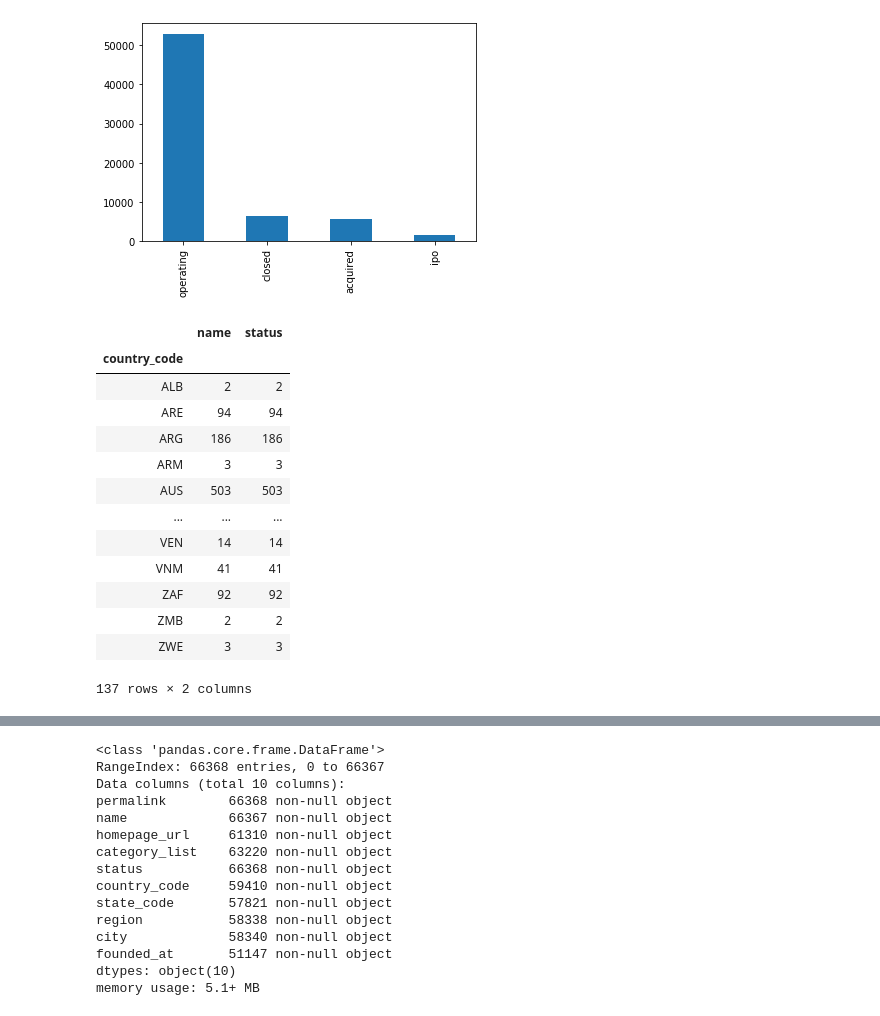
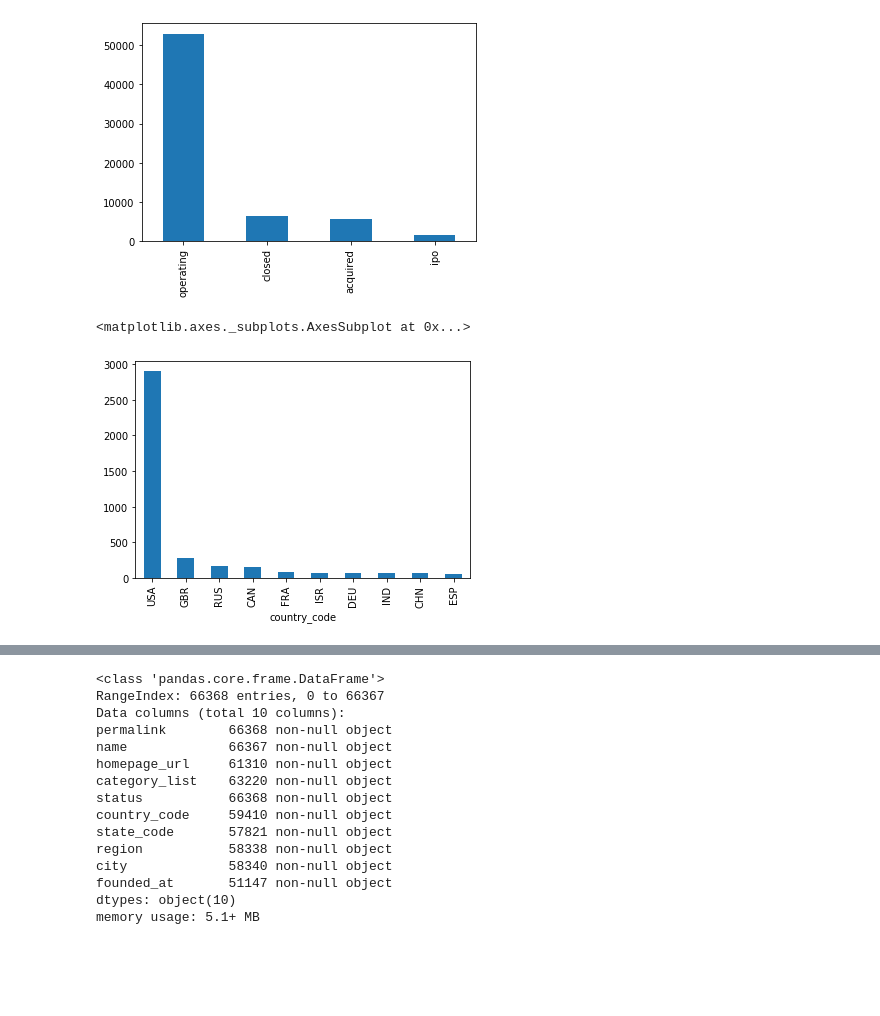
Before and after one commit to Akshaychikara/Company-s-Investment-Strategy---DS-Problem, a Jupyter notebook: Comapny's Investment Strategy.ipynb, the cells around one changed output, grey strips where cells are left out. Drawn from its saved outputs; the diff is of its cells as text; code cells hidden in the pictures; blank space fills up the shorter version.

```diff
--- a/Comapny's Investment Strategy.ipynb
+++ b/Comapny's Investment Strategy.ipynb
@@ -63,21 +66,11 @@ company_status.plot(kind='bar')
 <matplotlib.axes._subplots.AxesSubplot at 0x...>
 [figure]
 # %%
-# I want to see the company count in countries with company status
-ccs = company.groupby(['country_code'])[['name','status']].count()
-ccs
+# I want to see the company count those are closed in countries with company status
+comp_closed = company[company['status']=='closed'].groupby(['country_code'])['name'].count()
+comp_closed = comp_closed.sort_values(ascending = False).head(10)
+
+comp_closed.plot(kind='bar')
 # %% [output]
-|  | name | status |
-| country_code |  |  |
-| ALB | 2 | 2 |
-| ARE | 94 | 94 |
-| ARG | 186 | 186 |
-| ARM | 3 | 3 |
-| AUS | 503 | 503 |
-| ... | ... | ... |
-| VEN | 14 | 14 |
-| VNM | 41 | 41 |
-| ZAF | 92 | 92 |
-| ZMB | 2 | 2 |
-| ZWE | 3 | 3 |
-137 rows × 2 columns
+<matplotlib.axes._subplots.AxesSubplot at 0x...>
+[figure, added]
```
Also changed, not shown: parts of 10 cells of this notebook.
